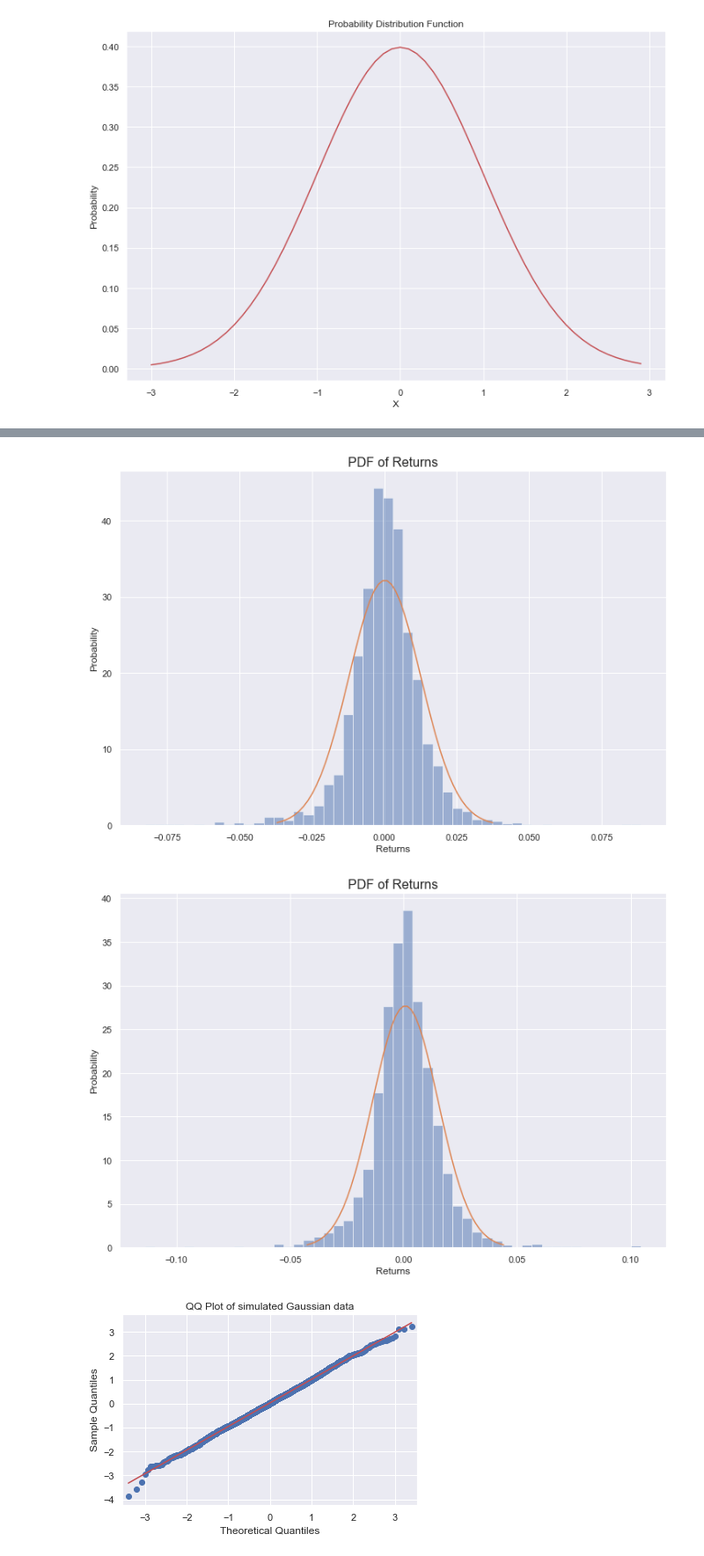
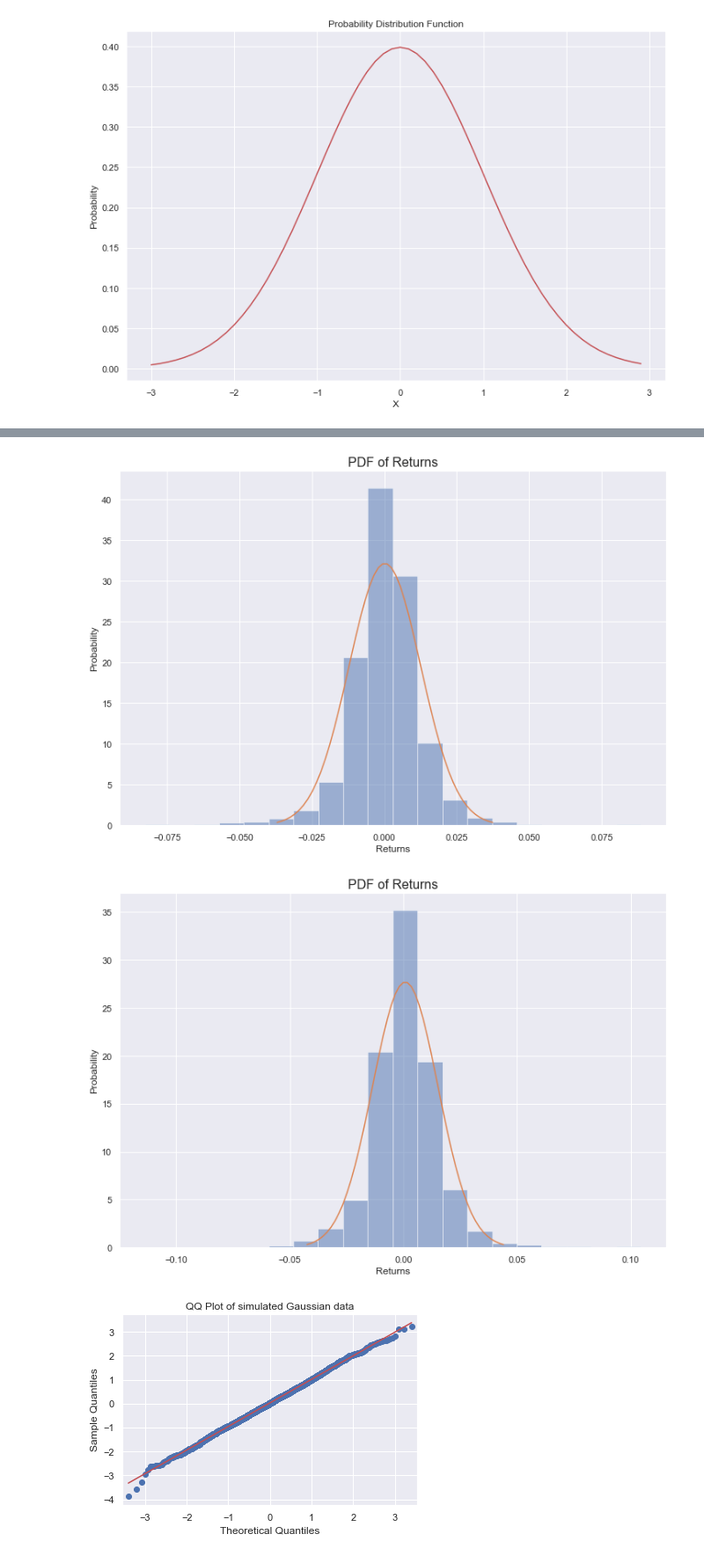
Before and after one commit to robertxbrown06/risk_analysis, a Jupyter notebook: 01_graphical_normality_tests.ipynb, the cells around one changed output, grey strips where cells are left out. Shown: that part at 88% size. Cells and saved outputs as stored; diff of their text form; code cells hidden in the pictures.

```diff
--- a/01_graphical_normality_tests.ipynb
+++ b/01_graphical_normality_tests.ipynb
@@ -88,30 +69,28 @@ plt.show();
 mean = rets['IBM'].mean()
 stddev = rets['IBM'].std()
 
-rets['IBM'].hist(bins=50, normed=True, alpha=0.5,figsize=(12,8))
+rets['IBM'].hist(bins=20, density=True, alpha=0.5,figsize=(12,8))
 x = np.linspace(mean-3*stddev, mean+3*stddev)
 y = norm.pdf(x,mean,stddev)
 plt.plot(x, y)
 plt.title('PDF of Returns',fontsize=16)
 plt.xlabel('Returns')
-plt.ylabel('Probability')
-plt.show();
+plt.ylabel('Probability');
 # %% [output]
-[figure, old version]
+[figure, new version]
 # %%
 mean = rets['MSFT'].mean()
 stddev = rets['MSFT'].std()
 
-rets['MSFT'].hist(bins=50, normed=True, alpha=0.5,figsize=(12,8))
+rets['MSFT'].hist(bins=20, density=True, alpha=0.5,figsize=(12,8))
 x = np.linspace(mean-3*stddev, mean+3*stddev)
 y = norm.pdf(x,mean,stddev)
 plt.plot(x, y)
 plt.title('PDF of Returns',fontsize=16)
 plt.xlabel('Returns')
-plt.ylabel('Probability')
-plt.show();
+plt.ylabel('Probability');
 # %% [output]
-[figure, old version]
+[figure, new version]
 # %%
 np.random.seed(1)
 n_samples = 3000
```
Also changed, not shown: parts of 11 cells of this notebook.
